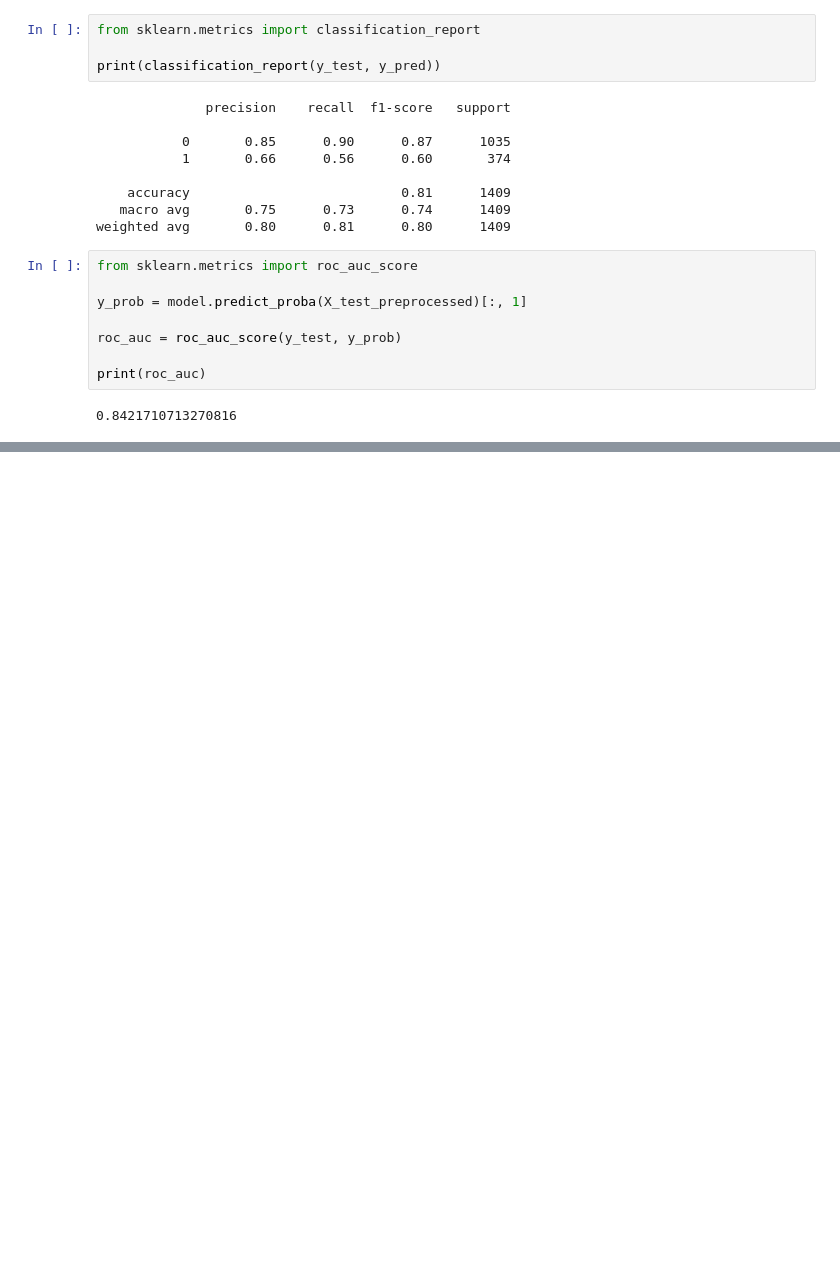
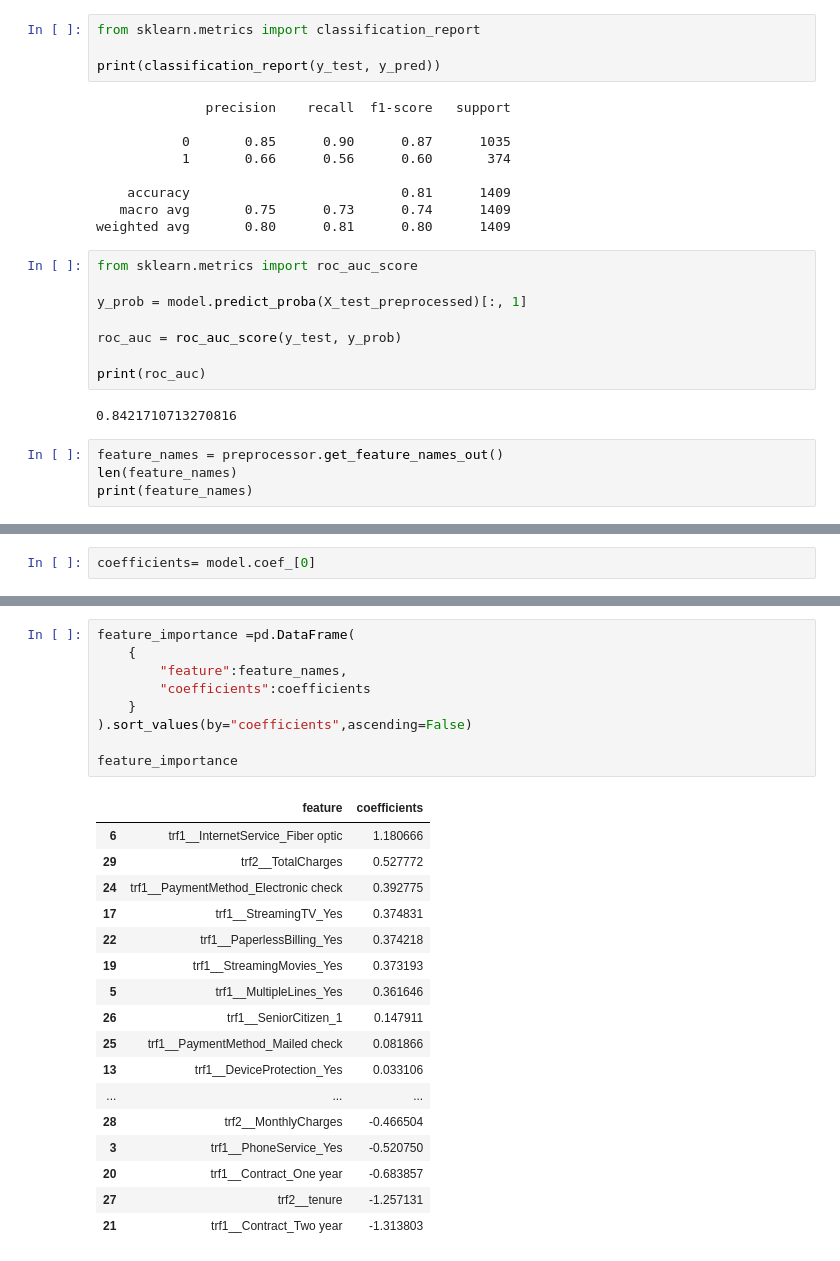
Before and after one commit to DevendraRaj58/Customer-Churn-Prediction, a Jupyter notebook: notebooks/Customer_Churn_Analysis.ipynb, the cells around one changed output, grey strips where cells are left out. Saved outputs shown, nothing was run; the diff lists cells and outputs as text; blank space fills up the shorter version.

```diff
--- a/notebooks/01_Data_Interpretation.ipynb
+++ b/notebooks/Customer_Churn_Analysis.ipynb
@@ -504,4 +504,7 @@ print(roc_auc)
 # %% [output]
 0.8421710713270816
 # %%
+feature_names = preprocessor.get_feature_names_out()
+len(feature_names)
+print(feature_names)
 # %% [output]
@@ -508,0 +526,2 @@ array([1., 0., 1., ..., 0., 0., 1.], shape=(1409,))
+# %%
+coefficients= model.coef_[0]
@@ -508,0 +537,27 @@ array([1., 0., 1., ..., 0., 0., 1.], shape=(1409,))
+# %%
+feature_importance =pd.DataFrame(
+    {
+        "feature":feature_names,
+        "coefficients":coefficients
+    }
+).sort_values(by="coefficients",ascending=False)
+
+feature_importance
+# %% [output]
+|  | feature | coefficients |
+| 6 | trf1__InternetService_Fiber optic | 1.180666 |
+| 29 | trf2__TotalCharges | 0.527772 |
+| 24 | trf1__PaymentMethod_Electronic check | 0.392775 |
+| 17 | trf1__StreamingTV_Yes | 0.374831 |
+| 22 | trf1__PaperlessBilling_Yes | 0.374218 |
+| 19 | trf1__StreamingMovies_Yes | 0.373193 |
+| 5 | trf1__MultipleLines_Yes | 0.361646 |
+| 26 | trf1__SeniorCitizen_1 | 0.147911 |
+| 25 | trf1__PaymentMethod_Mailed check | 0.081866 |
+| 13 | trf1__DeviceProtection_Yes | 0.033106 |
+| ... | ... | ... |
+| 28 | trf2__MonthlyCharges | -0.466504 |
+| 3 | trf1__PhoneService_Yes | -0.520750 |
+| 20 | trf1__Contract_One year | -0.683857 |
+| 27 | trf2__tenure | -1.257131 |
+| 21 | trf1__Contract_Two year | -1.313803 |
```
Also changed, not shown: parts of 27 cells of this notebook, 8 other files.
